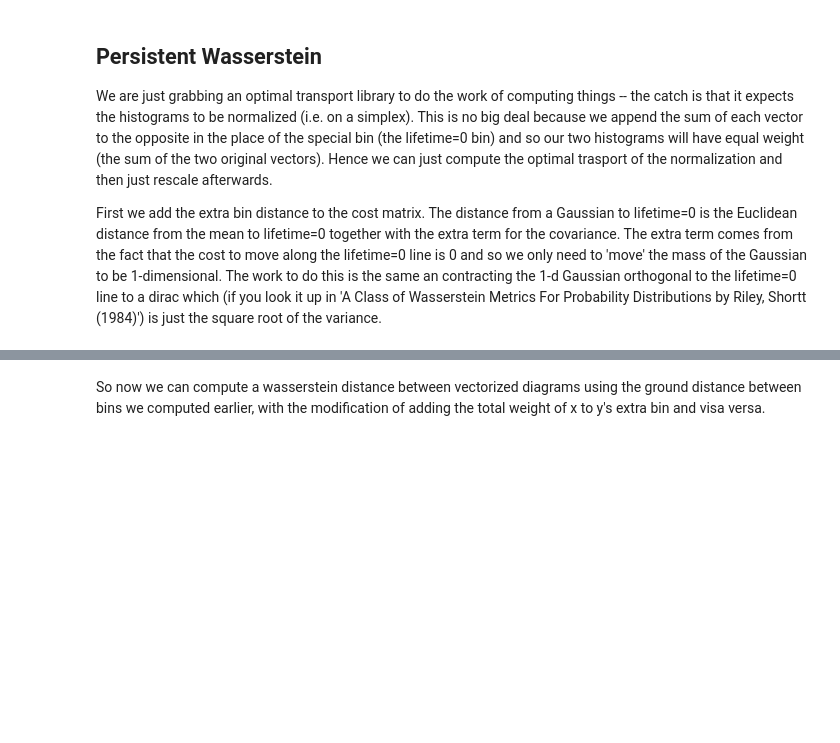
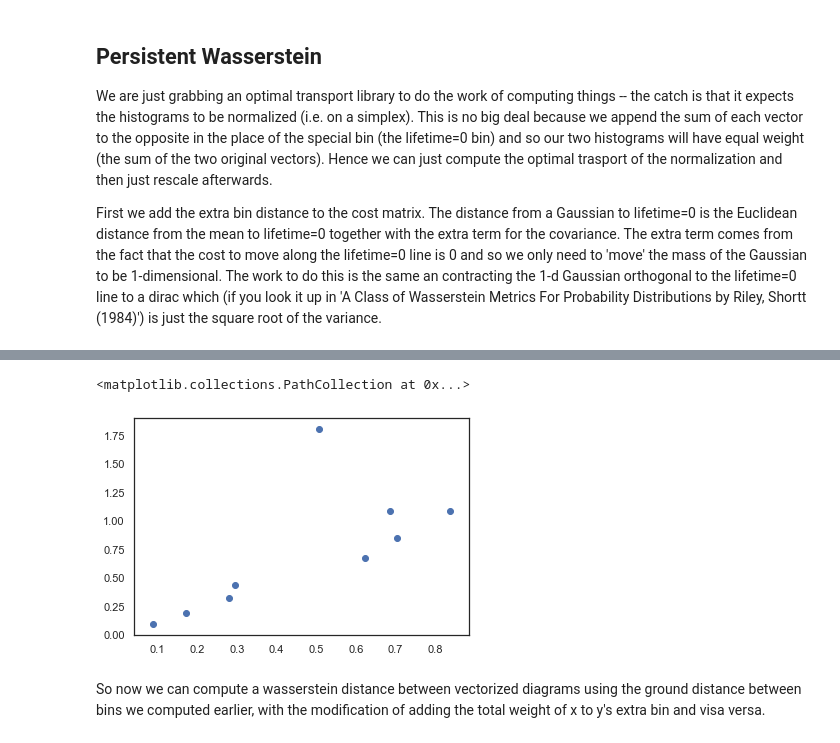
Before and after one commit to scikit-tda/pervect, a Jupyter notebook: notebooks/Approximate Persistent Wasserstein via GMM Walk-through.ipynb, the cells around one changed output, grey strips where cells are left out. Saved outputs shown, nothing was run; the diff lists cells and outputs as text; code cells hidden in the pictures; blank space fills up the shorter version.

```diff
--- a/notebooks/Approximate Persistent Wasserstein via GMM Walk-through.ipynb
+++ b/notebooks/Approximate Persistent Wasserstein via GMM Walk-through.ipynb
@@ -339,3 +381,8 @@ all_pairs_ground_distance_a = add_birth_death_line(all_pairs_ground_distance, gm
+# %%
+plt.scatter(*gmm.means_.T)
+# %% [output]
+<matplotlib.collections.PathCollection at 0x...>
+[figure, added]
 # %% [markdown]
 So now we can compute a wasserstein distance between vectorized diagrams using the ground distance between bins we computed earlier, with the modification of adding the total weight of x to y's extra bin and visa versa.
 # %%
```
Also changed, not shown: parts of 19 cells of this notebook.
